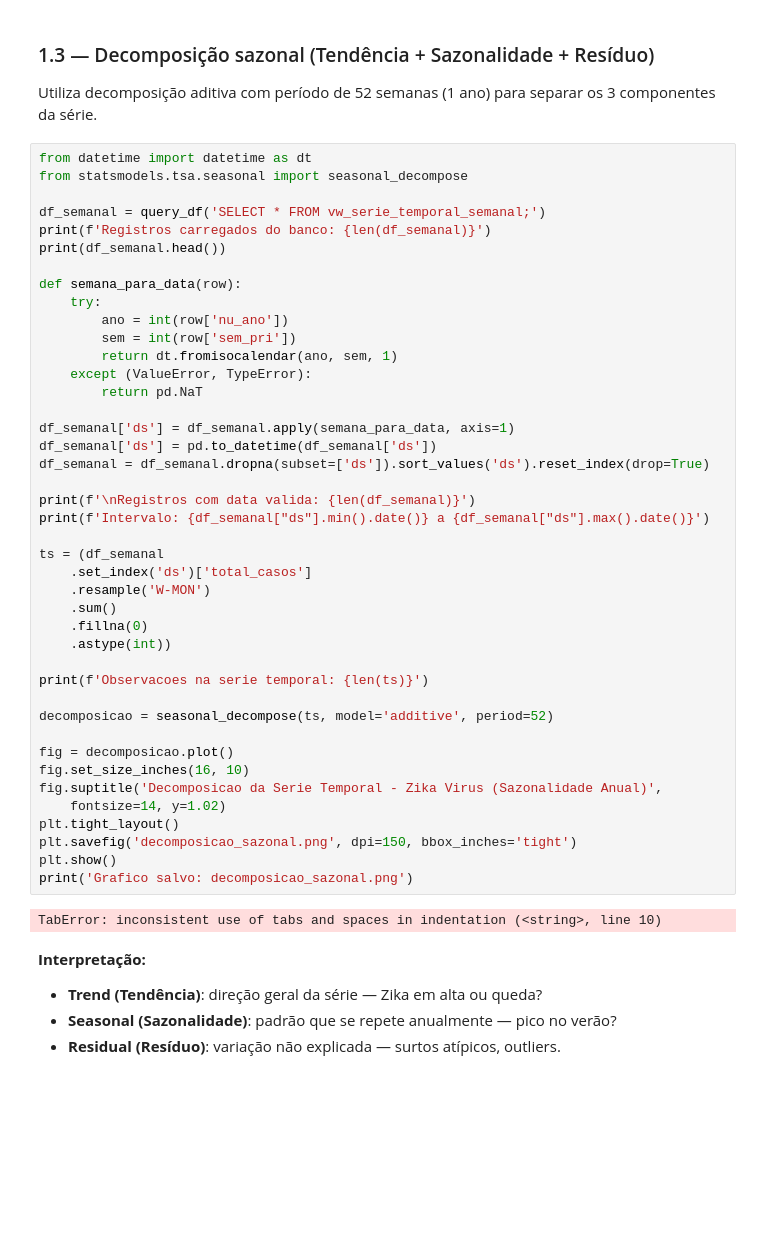
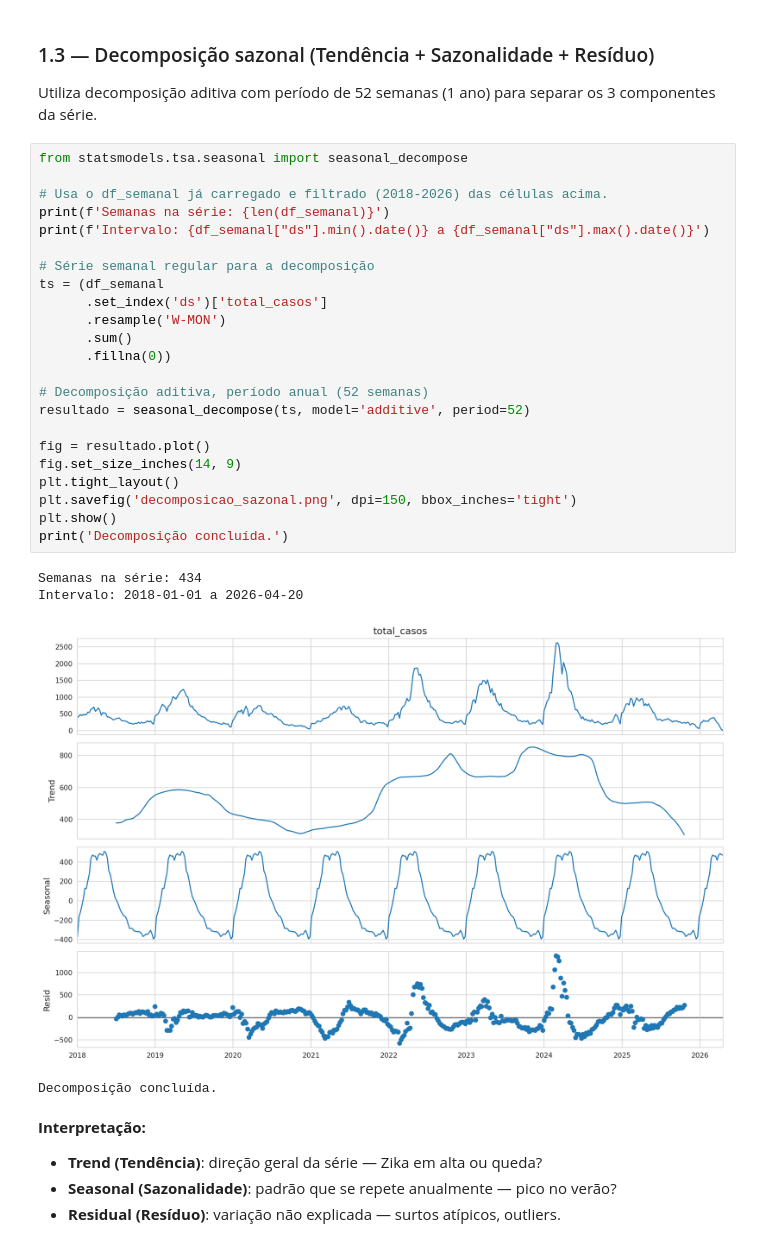
Before and after one commit to kiovaz/sinan-statistical-modeling, a Jupyter notebook: notebook/analise_estatistica.ipynb, the cells around one changed output. Cells and saved outputs as stored; diff of their text form; blank space fills up the shorter version.

```diff
--- a/notebook/analise_estatistica.ipynb
+++ b/notebook/analise_estatistica.ipynb
@@ -144,49 +162,33 @@ plt.show()
 Utiliza decomposição aditiva com período de 52 semanas (1 ano) para separar
  os 3 componentes da série.
 # %%
-from datetime import datetime as dt
 from statsmodels.tsa.seasonal import seasonal_decompose
 
-df_semanal = query_df('SELECT * FROM vw_serie_temporal_semanal;')
-print(f'Registros carregados do banco: {len(df_semanal)}')
-print(df_semanal.head())
-
-def semana_para_data(row):
-	try:
-    	ano = int(row['nu_ano'])
-    	sem = int(row['sem_pri'])
-    	return dt.fromisocalendar(ano, sem, 1)
-	except (ValueError, TypeError):
-    	return pd.NaT
-
-df_semanal['ds'] = df_semanal.apply(semana_para_data, axis=1)
-df_semanal['ds'] = pd.to_datetime(df_semanal['ds'])
-df_semanal = df_semanal.dropna(subset=['ds']).sort_values('ds').reset_index(drop=True)
-
-print(f'\nRegistros com data valida: {len(df_semanal)}')
+# Usa o df_semanal já carregado e filtrado (2018-2026) das células acima.
+print(f'Semanas na série: {len(df_semanal)}')
 print(f'Intervalo: {df_semanal["ds"].min().date()} a {df_semanal["ds"].max().date()}')
 
+# Série semanal regular para a decomposição
 ts = (df_semanal
-	.set_index('ds')['total_casos']
-	.resample('W-MON')
-	.sum()
-	.fillna(0)
-	.astype(int))
+      .set_index('ds')['total_casos']
+      .resample('W-MON')
+      .sum()
+      .fillna(0))
 
-print(f'Observacoes na serie temporal: {len(ts)}')
+# Decomposição aditiva, período anual (52 semanas)
+resultado = seasonal_decompose(ts, model='additive', period=52)
 
-decomposicao = seasonal_decompose(ts, model='additive', period=52)
-
-fig = decomposicao.plot()
-fig.set_size_inches(16, 10)
-fig.suptitle('Decomposicao da Serie Temporal - Zika Virus (Sazonalidade Anual)',
-	fontsize=14, y=1.02)
+fig = resultado.plot()
+fig.set_size_inches(14, 9)
 plt.tight_layout()
 plt.savefig('decomposicao_sazonal.png', dpi=150, bbox_inches='tight')
 plt.show()
-print('Grafico salvo: decomposicao_sazonal.png')
+print('Decomposição concluída.')
 # %% [output]
-TabError: inconsistent use of tabs and spaces in indentation (<string>, line 10)
+Semanas na série: 434
+Intervalo: 2018-01-01 a 2026-04-20
+[figure, added]
+Decomposição concluída.
 # %% [markdown]
 **Interpretação:**
 - **Trend (Tendência)**: direção geral da série — Zika em alta ou queda?
```
Also changed, not shown: parts of 30 cells of this notebook, 17 other files.
